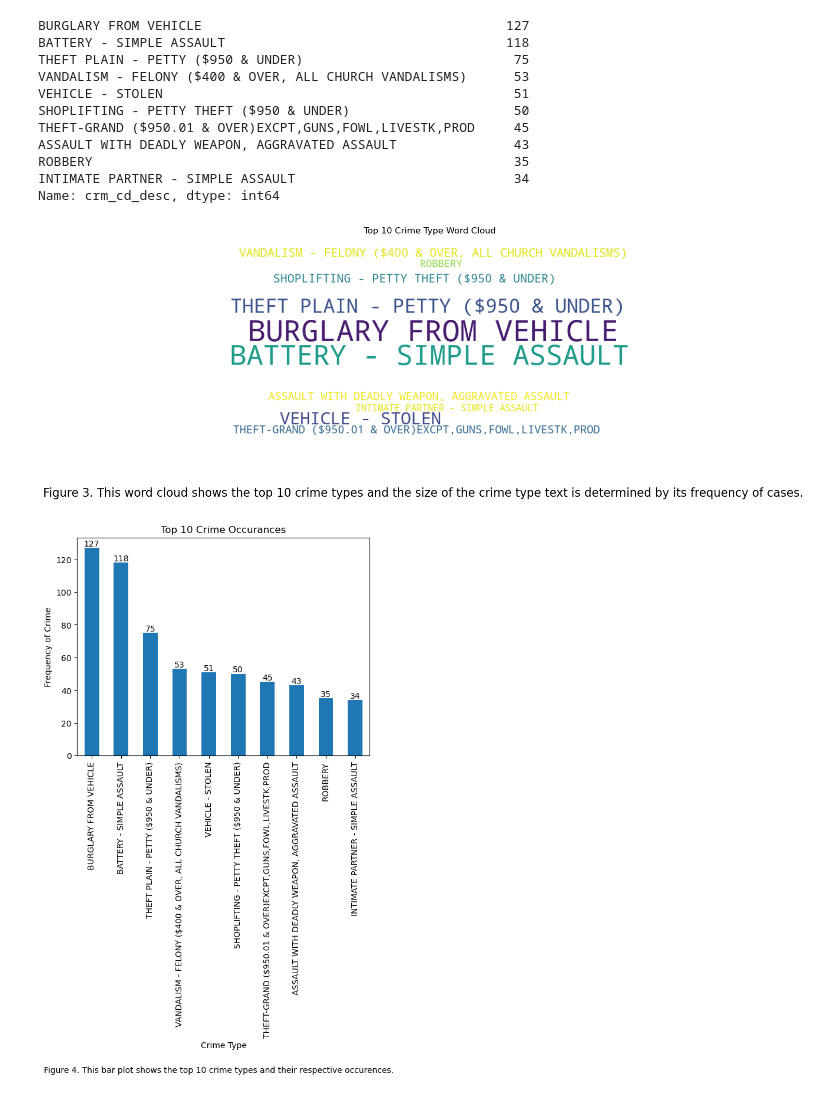
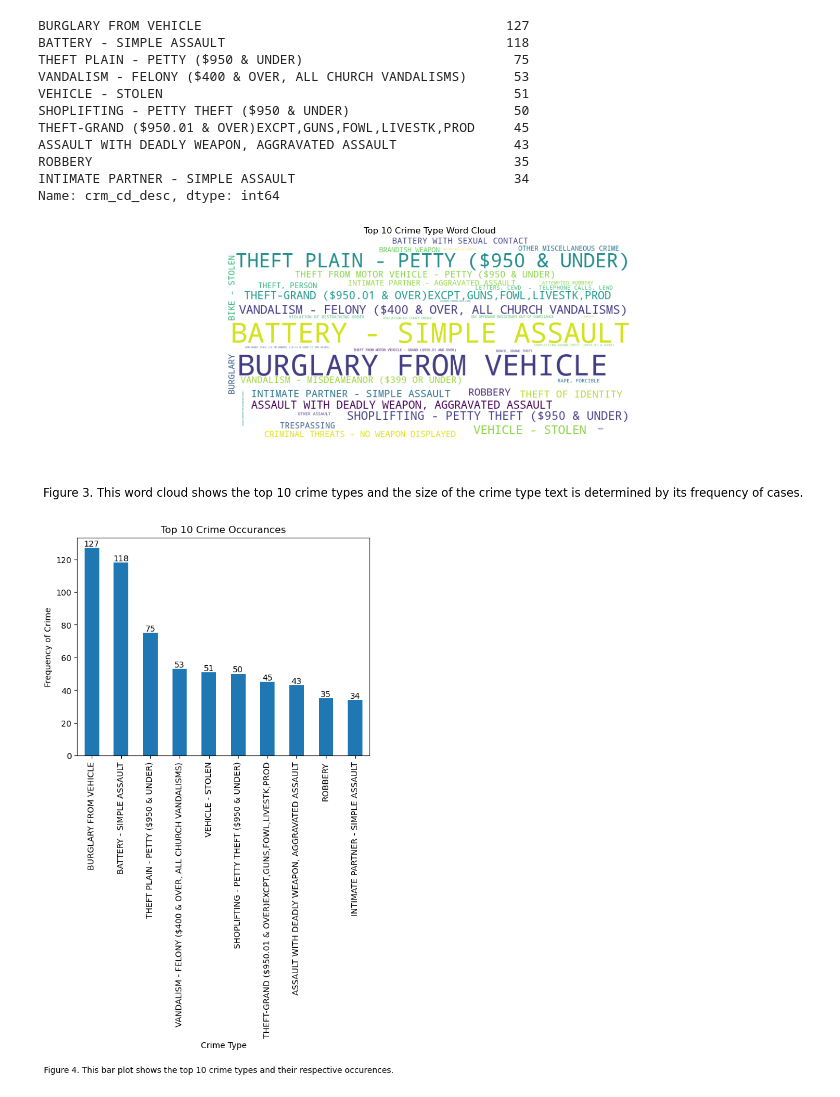
Before and after one commit to apatino16/LA_Crime_Data_Analysis_Project, a Jupyter notebook: src/Data_Analysis.ipynb, the cells around one changed output. Drawn from its saved outputs; the diff is of its cells as text; code cells hidden in the pictures.

```diff
--- a/src/Data_Analysis.ipynb
+++ b/src/Data_Analysis.ipynb
@@ -334,26 +334,26 @@ INTIMATE PARTNER - SIMPLE ASSAULT                            34
 Name: crm_cd_desc, dtype: int64
 # %%
 # Convert the top 10 crime counts to a dictionary for word cloud generation
-top_10_crime_counts_dict = top_10_crime_counts.to_dict()
+top_10_crime_counts_dict = crime_counts.to_dict()
 
 # Create the word cloud for the top 10 crime types
 wordcloud = WordCloud(width=800, height=400, background_color='white').generate_from_frequencies(top_10_crime_counts_dict)
 
 # Display the word cloud for the top 10 crime types
 plt.figure(figsize=(10, 6))
 plt.imshow(wordcloud, interpolation='bilinear')
 plt.axis('off')  # Remove axis
 plt.title('Top 10 Crime Type Word Cloud')
 
 # Adding a description to the wordcloud
 plt.text(0.5, 0, "Figure 3. This word cloud shows the top 10 crime types and the size of the crime type text is determined by its frequency of cases.", ha='center', va='center', fontsize=16, transform=plt.gcf().transFigure)
 
 # Save the plot as a PNG file
 plt.savefig('../reports/figures/top_10_crime_wordcloud.png', bbox_inches='tight')
 
 plt.show()
 # %% [output]
-[figure, old version]
+[figure, new version]
 # %%
 # Sort crime counts in descending order and select the top 10
 top_10_crime_counts = crime_counts.head(10)
```
Also changed, not shown: parts of 9 cells of this notebook, 4 other files.
